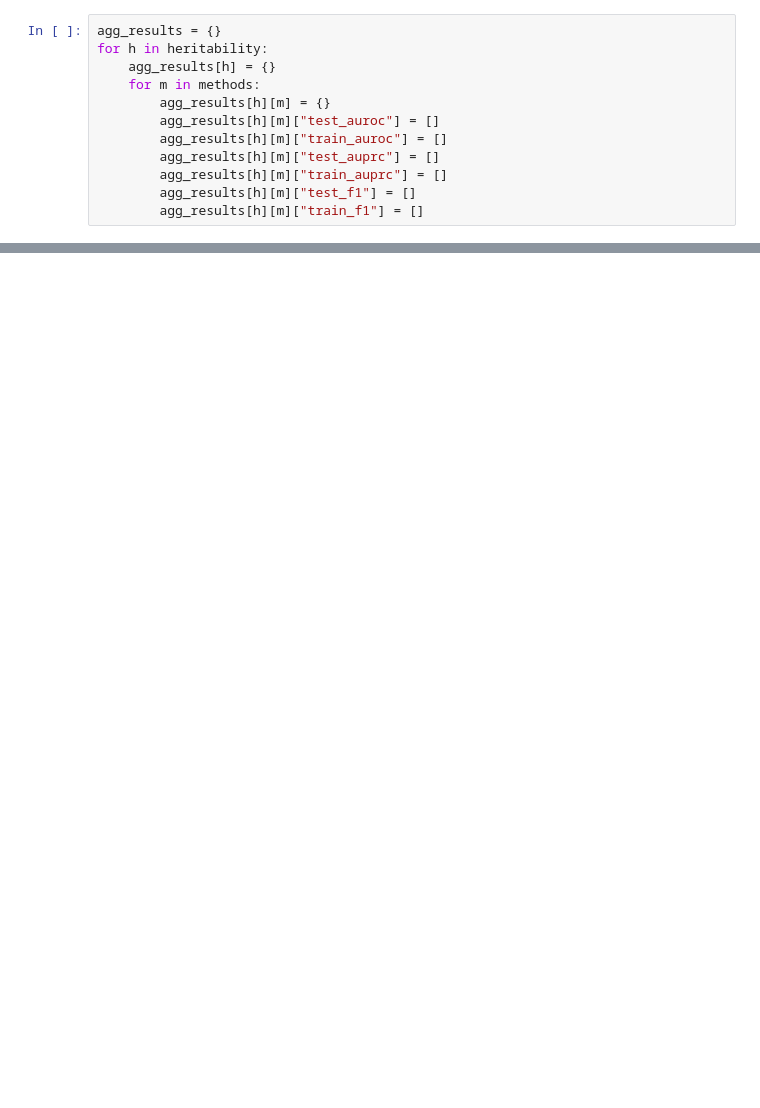
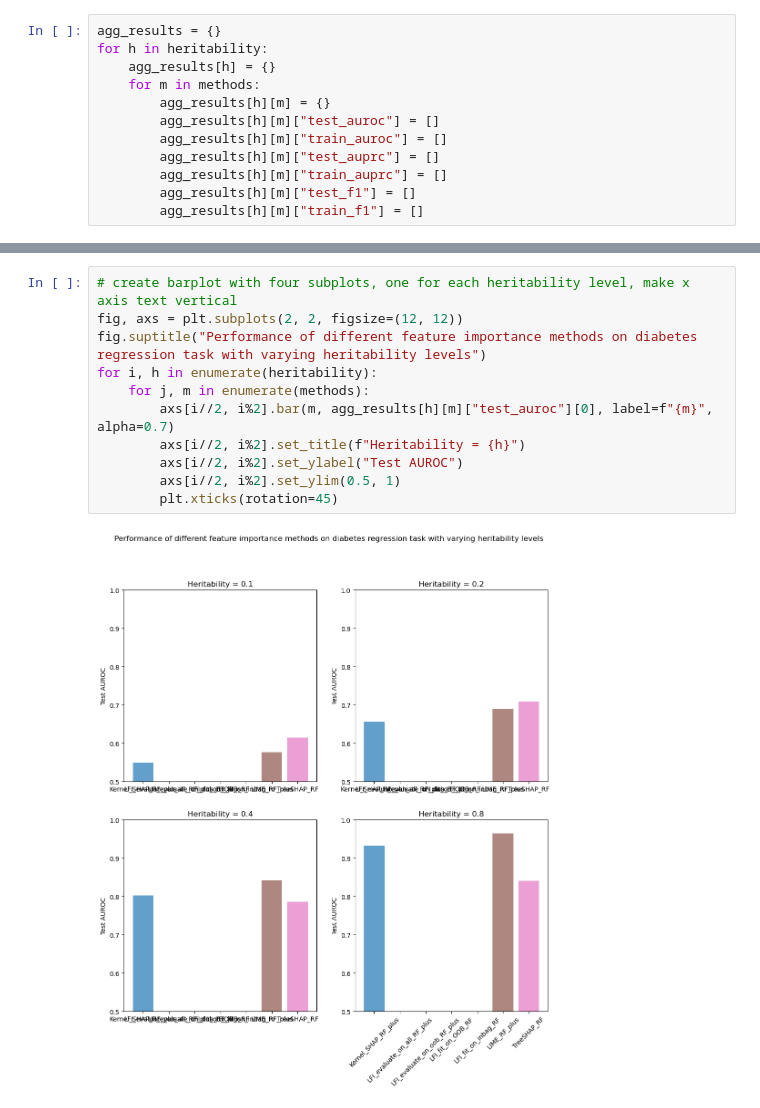
Before and after one commit to Yu-Group/imodels-experiments, a Jupyter notebook: feature_importance/ranking_importance_local_sims.ipynb, the cells around one changed output, grey strips where cells are left out. Drawn from its saved outputs; the diff is of its cells as text; blank space fills up the shorter version.

```diff
--- a/feature_importance/ranking_importance_local_sims.ipynb
+++ b/feature_importance/ranking_importance_local_sims.ipynb
@@ -120,3 +151,16 @@ for h in heritability:
+# %%
+# create barplot with four subplots, one for each heritability level, make x axis text vertical
+fig, axs = plt.subplots(2, 2, figsize=(12, 12))
+fig.suptitle("Performance of different feature importance methods on diabetes regression task with varying heritability levels")
+for i, h in enumerate(heritability):
+    for j, m in enumerate(methods):
+        axs[i//2, i%2].bar(m, agg_results[h][m]["test_auroc"][0], label=f"{m}", alpha=0.7)
+        axs[i//2, i%2].set_title(f"Heritability = {h}")
+        axs[i//2, i%2].set_ylabel("Test AUROC")
+        axs[i//2, i%2].set_ylim(0.5, 1)
+        plt.xticks(rotation=45)
+# %% [output]
+[figure, added]
 # %%
 # Create subplots
 fig, axs = plt.subplots(1, 4, figsize=(25, 10), sharey=True)
```
Also changed, not shown: parts of 11 cells of this notebook, 11 other files.
